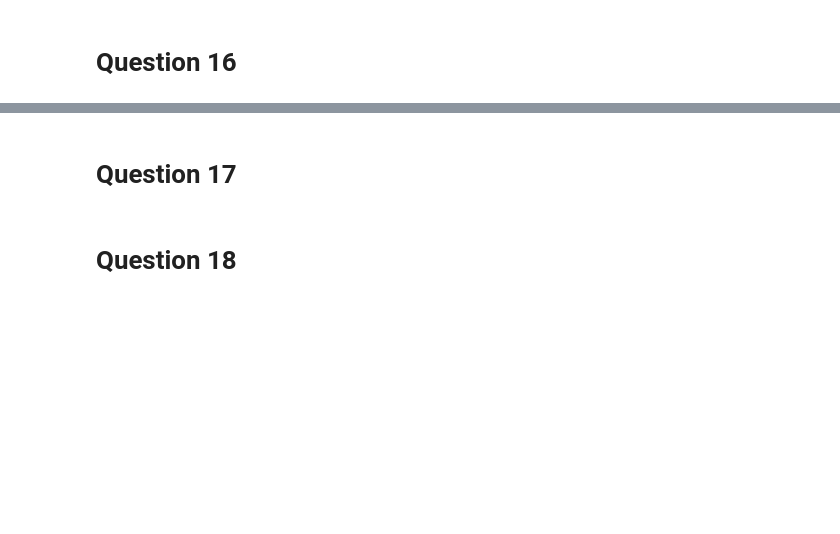
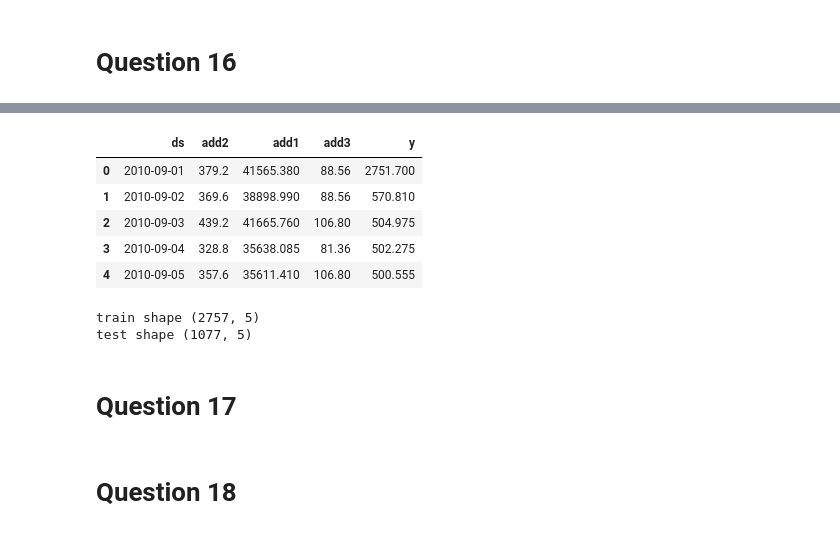
Before and after one commit to AyDippy/hamoye_stage_e, a Jupyter notebook: hamoye_stage_e_quiz.ipynb, the cells around one changed output, grey strips where cells are left out. Cells and saved outputs as stored; diff of their text form; code cells hidden in the pictures; blank space fills up the shorter version.

```diff
--- a/hamoye_stage_e_quiz.ipynb
+++ b/hamoye_stage_e_quiz.ipynb
@@ -153,15 +160,25 @@ plt.show()
 # %%
 #to [‘add1’, ‘add2’, ‘add3’’] respectively, as the regressors
 
 #Rename "SysLoad", "Tmax", and "GasPrice" to "add1", "add2", and "add3" respectively
-new_df = df_daily.rename(columns={"SysLoad" : "add1" , "Tmax" : "add2", "GasPrice" : "add3" })
+new_df = daily_df.rename(columns={"SysLoad" : "add1" , "Tmax" : "add2", "GasPrice" : "add3" })
 new_df.head()
+# %% [output]
+|  | ds | add2 | add1 | add3 | y |
+| 0 | 2010-09-01 | 379.2 | 41565.380 | 88.56 | 2751.700 |
+| 1 | 2010-09-02 | 369.6 | 38898.990 | 88.56 | 570.810 |
+| 2 | 2010-09-03 | 439.2 | 41665.760 | 106.80 | 504.975 |
+| 3 | 2010-09-04 | 328.8 | 35638.085 | 81.36 | 502.275 |
+| 4 | 2010-09-05 | 357.6 | 35611.410 | 106.80 | 500.555 |
 # %%
 # assign train and test data
 train2 = new_df[:2757]
 test2 = new_df[2757:]
 print('train shape', train2.shape)
 print('test shape', test2.shape)
+# %% [output]
+train shape (2757, 5)
+test shape (1077, 5)
 # %%
 #Create multivariate model
 model2 = Prophet()
```
Also changed, not shown: parts of 4 cells of this notebook.
